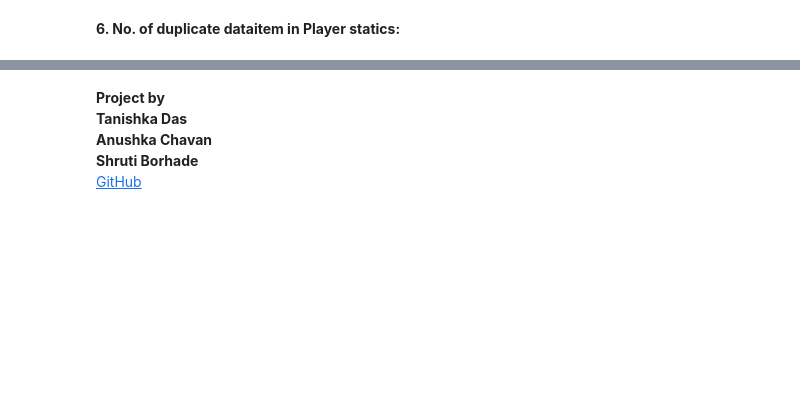
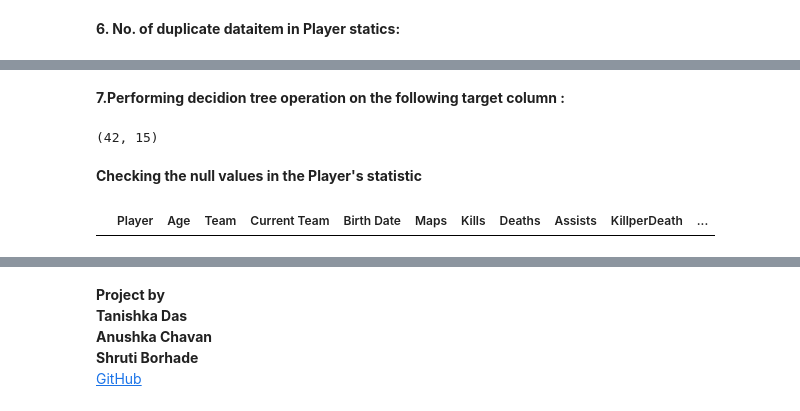
Before and after one commit to tanishka786/Valo-player-s-stats-analysis, a Jupyter notebook: ValoPlayer'sStats.ipynb, the cells around one changed output, grey strips where cells are left out. Saved outputs shown, nothing was run; the diff lists cells and outputs as text; code cells hidden in the pictures; blank space fills up the shorter version.

```diff
--- a/ValoPlayer'sStats.ipynb
+++ b/ValoPlayer'sStats.ipynb
@@ -73,0 +189,14 @@ df.duplicated().sum()
+# %% [markdown]
+**7.Performing decidion tree operation on the following target column :**
+# %%
+#gives no. of rows & no. of columns
+df.shape
+# %% [output]
+(42, 15)
+# %% [markdown]
+**Checking the null values in the Player's statistic**
+# %%
+df[df.isnull().any(axis=1)].head()
+#no need of data cleaning as redundant data not found
+# %% [output]
+|  | Player | Age | Team | Current Team | Birth Date | Maps | Kills | Deaths | Assists | KillperDeath | ... |
```
Also changed, not shown: parts of 14 cells of this notebook, 2 other files.
